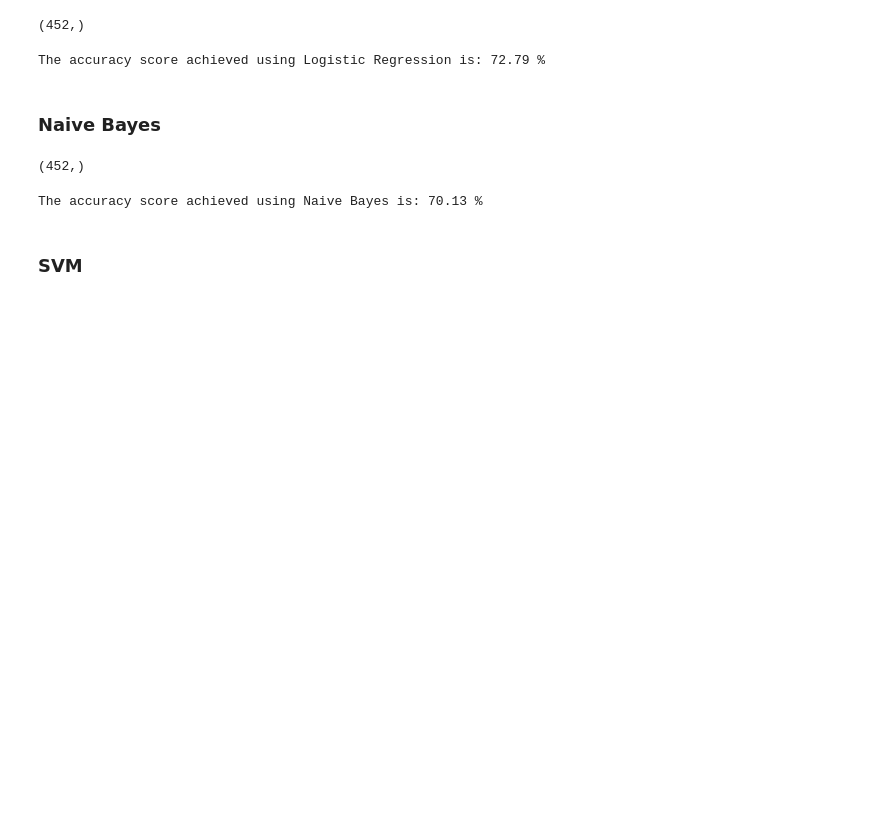
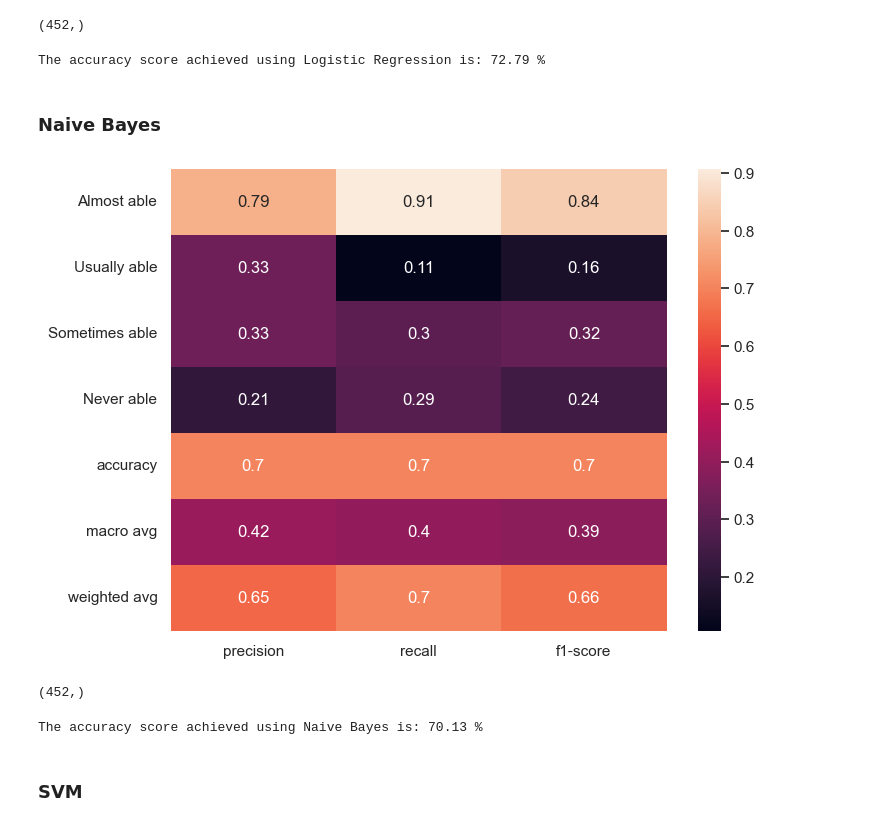
Before and after one commit to FuminoonimuF/nhanes, a Jupyter notebook: Analysis about ED.ipynb, the cells around one changed output. Drawn from its saved outputs; the diff is of its cells as text; code cells hidden in the pictures; blank space fills up the shorter version.

```diff
--- a/Analysis about ED.ipynb
+++ b/Analysis about ED.ipynb
@@ -142,11 +153,19 @@ The accuracy score achieved using Logistic Regression is: 72.79 %
 # %%
 from sklearn.naive_bayes import GaussianNB
 
 nb = GaussianNB()
 
 nb.fit(X_train,Y_train,sample_weight=weight_train)
 
 Y_pred_nb = nb.predict(X_test)
+
+nb_report = classification_report(Y_test,Y_pred_nb,output_dict=True,target_names=target_names)
+
+plt.figure(figsize=(8,6))
+sns.heatmap(pd.DataFrame(nb_report).iloc[:-1, :].T, annot=True)
+plt.show()
+# %% [output]
+[figure, added]
 # %%
 Y_pred_nb.shape
 # %% [output]
```
Also changed, not shown: parts of 9 cells of this notebook, 18 other files.
